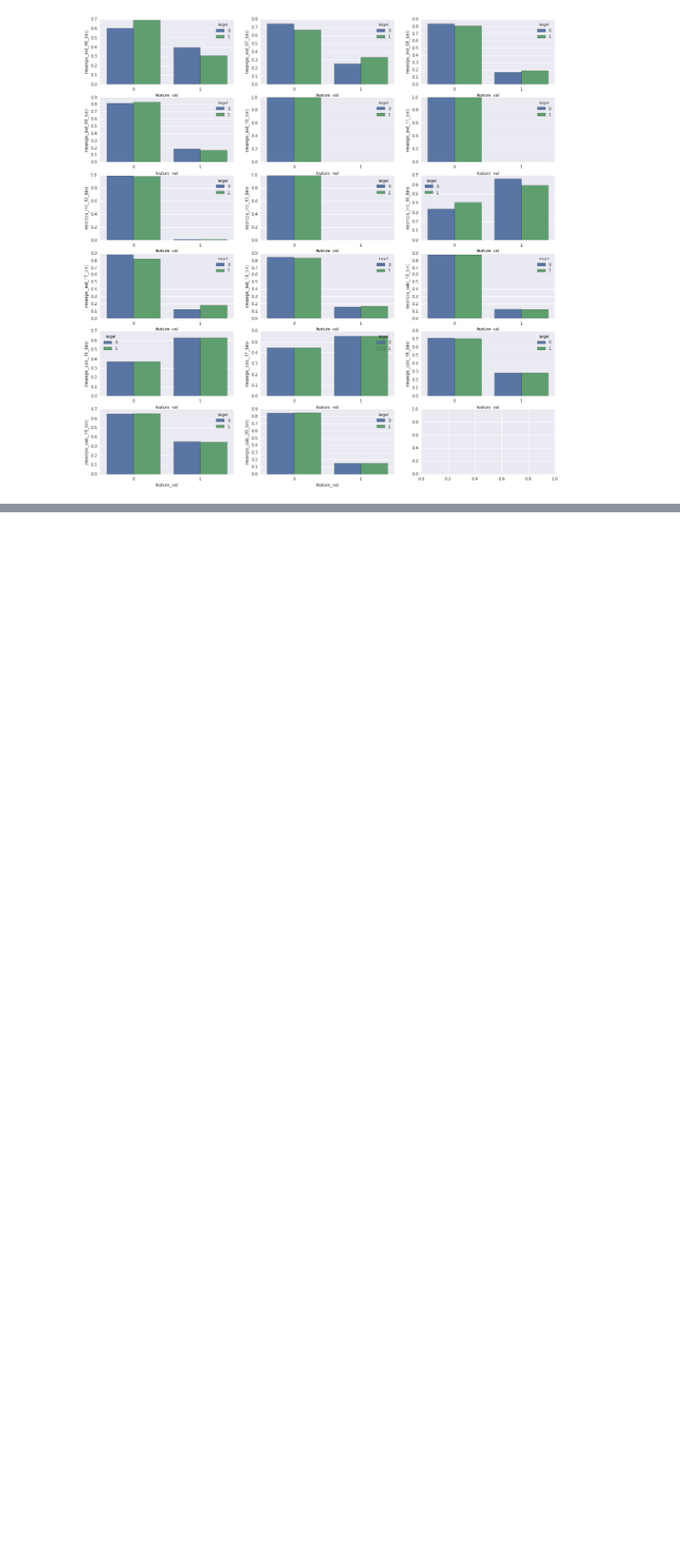
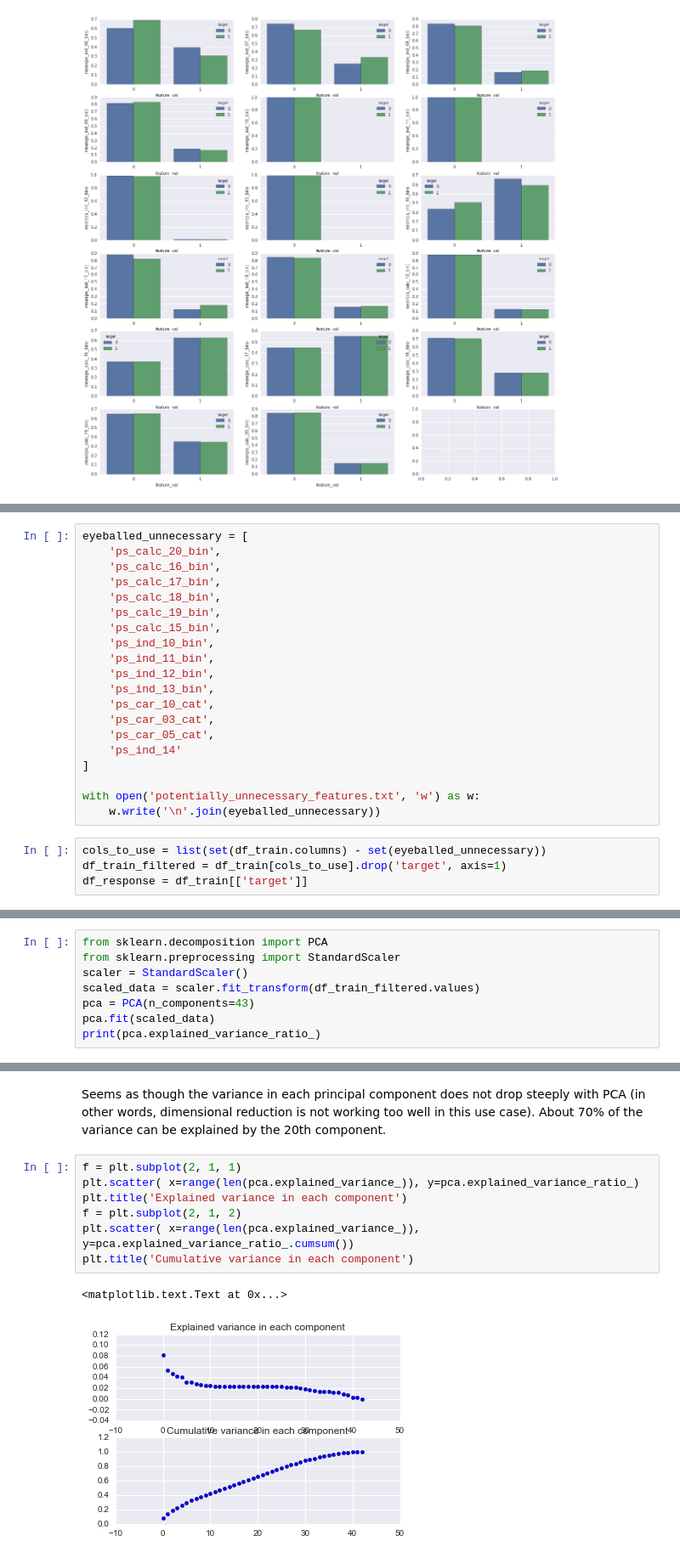
Before and after one commit to myz540/safe_driver_kaggle, a Jupyter notebook: sandbox_cc/feature_analysis_with_elim.ipynb, the cells around one changed output, grey strips where cells are left out. Shown at 85% size. Cells and saved outputs as stored; diff of their text form; blank space fills up the shorter version.

```diff
--- a/feature_analysis.ipynb
+++ b/sandbox_cc/feature_analysis_with_elim.ipynb
@@ -197,0 +266,24 @@ for i, n in enumerate(binary_features):
+# %%
+eyeballed_unnecessary = [
+    'ps_calc_20_bin',
+    'ps_calc_16_bin',
+    'ps_calc_17_bin',
+    'ps_calc_18_bin',
+    'ps_calc_19_bin',
+    'ps_calc_15_bin',
+    'ps_ind_10_bin',
+    'ps_ind_11_bin',
+    'ps_ind_12_bin',
+    'ps_ind_13_bin',
+    'ps_car_10_cat',
+    'ps_car_03_cat',
+    'ps_car_05_cat',
+    'ps_ind_14'
+]
+
+with open('potentially_unnecessary_features.txt', 'w') as w:
+    w.write('\n'.join(eyeballed_unnecessary))
+# %%
+cols_to_use = list(set(df_train.columns) - set(eyeballed_unnecessary))
+df_train_filtered = df_train[cols_to_use].drop('target', axis=1)
+df_response = df_train[['target']]
@@ -197,0 +294,8 @@ for i, n in enumerate(binary_features):
+# %%
+from sklearn.decomposition import PCA
+from sklearn.preprocessing import StandardScaler
+scaler = StandardScaler()
+scaled_data = scaler.fit_transform(df_train_filtered.values)
+pca = PCA(n_components=43)
+pca.fit(scaled_data)
+print(pca.explained_variance_ratio_)
@@ -197,0 +314,12 @@ for i, n in enumerate(binary_features):
+# %% [markdown]
+Seems as though the variance in each principal component does not drop steeply with PCA (in other words, dimensional reduction is not working too well in this use case). About 70% of the variance can be explained by the 20th component.
+# %%
+f = plt.subplot(2, 1, 1)
+plt.scatter( x=range(len(pca.explained_variance_)), y=pca.explained_variance_ratio_)
+plt.title('Explained variance in each component')
+f = plt.subplot(2, 1, 2)
+plt.scatter( x=range(len(pca.explained_variance_)), y=pca.explained_variance_ratio_.cumsum())
+plt.title('Cumulative variance in each component')
+# %% [output]
+<matplotlib.text.Text at 0x...>
+[figure, added]
```
Also changed, not shown: parts of 41 cells of this notebook, 3 other files.
